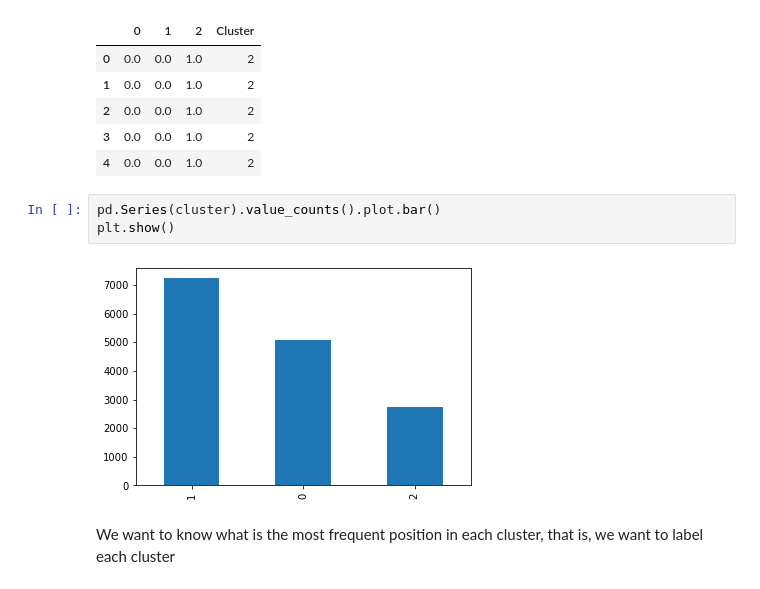
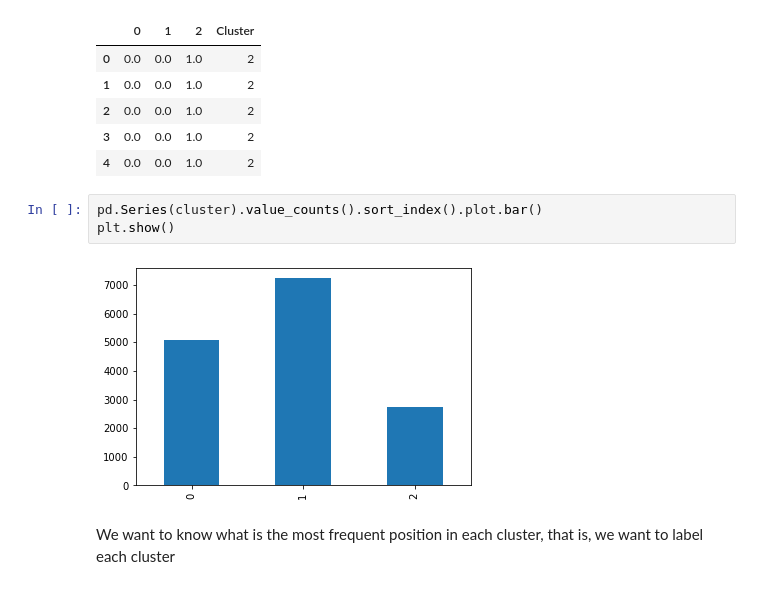
Before and after one commit to Hrann/118b-hsr, a Jupyter notebook: 118B Final Project.ipynb, the cells around one changed output. Drawn from its saved outputs; the diff is of its cells as text.

```diff
--- a/118B Final Project.ipynb
+++ b/118B Final Project.ipynb
@@ -807,10 +786,10 @@ df_gamma.head()
 | 3 | 0.0 | 0.0 | 1.0 | 2 |
 | 4 | 0.0 | 0.0 | 1.0 | 2 |
 # %%
-pd.Series(cluster).value_counts().plot.bar()
+pd.Series(cluster).value_counts().sort_index().plot.bar()
 plt.show()
 # %% [output]
-[figure, old version]
+[figure, new version]
 # %% [markdown]
 We want to know what is the most frequent position in each cluster, that is, we want to label each cluster
 # %%
```
Also changed, not shown: parts of 34 cells of this notebook.
